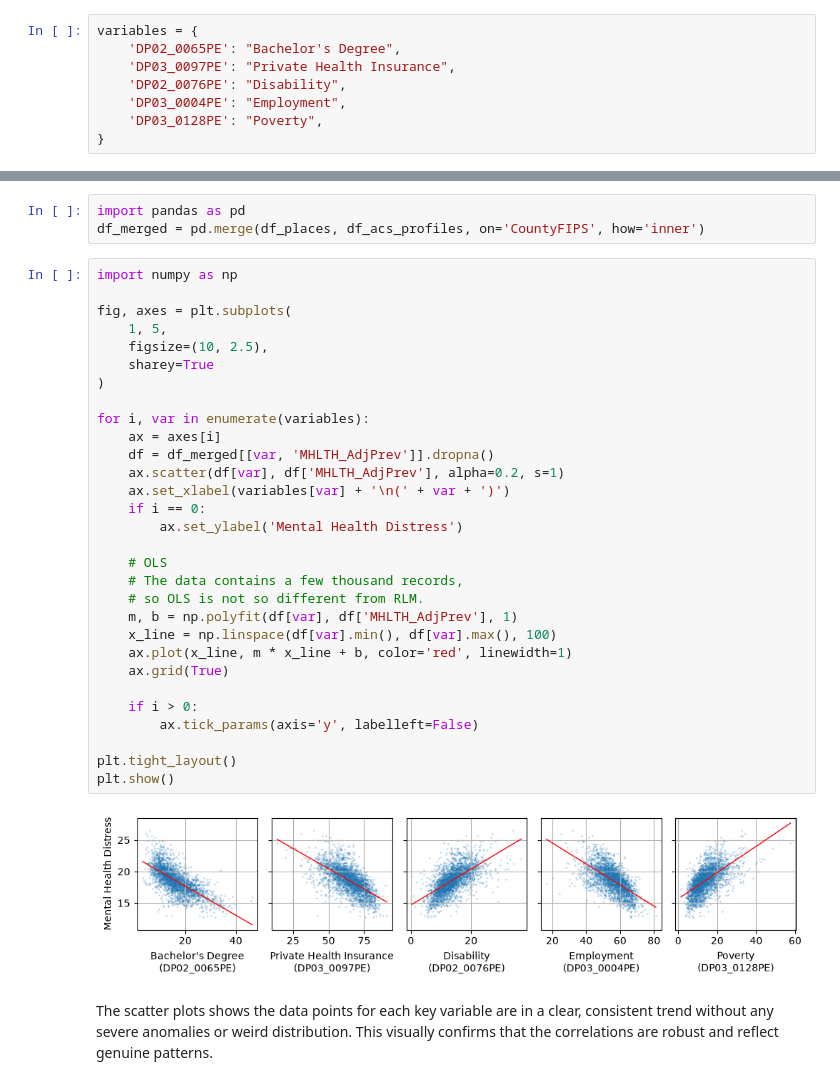
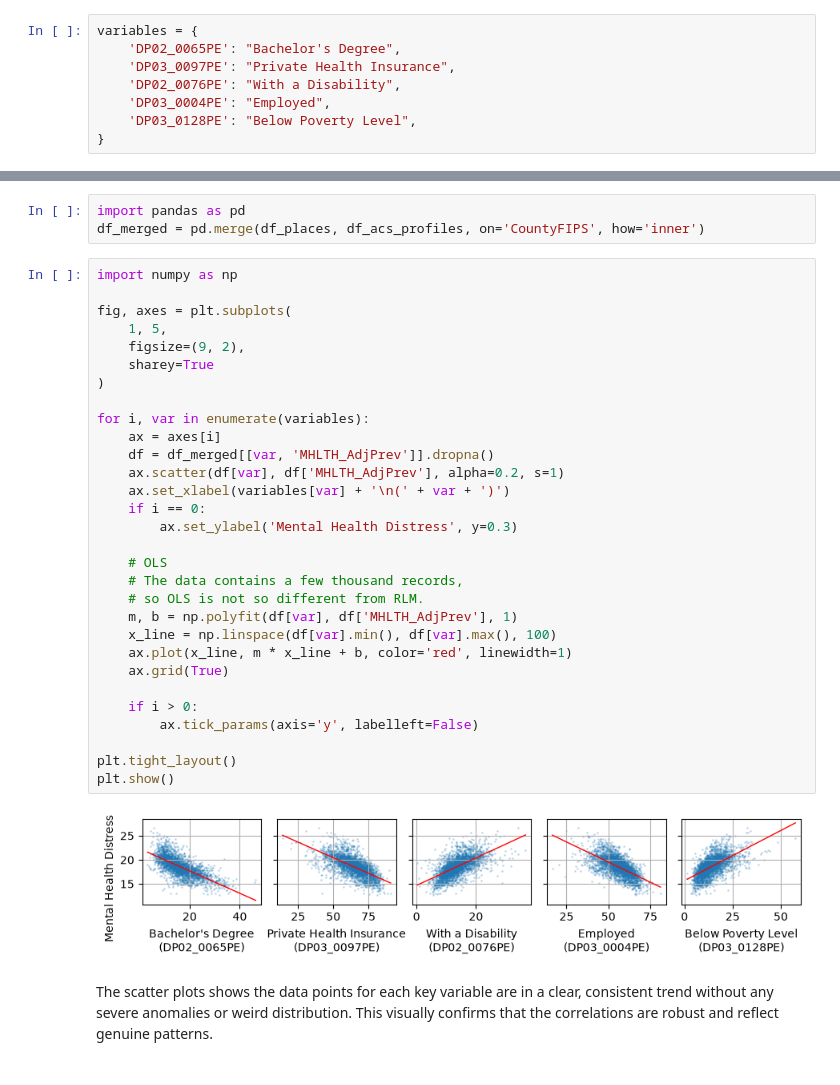
Before and after one commit to KenjiOhtsuka/UoM_SIADS593_submission, a Jupyter notebook: src/03_key_independent_variables.ipynb, the cells around one changed output, grey strips where cells are left out. Drawn from its saved outputs; the diff is of its cells as text.

```diff
--- a/src/03_key_independent_variables.ipynb
+++ b/src/03_key_independent_variables.ipynb
@@ -26,9 +26,9 @@ Before analyzing the data, we map the raw American Community Survey (ACS) profil
 variables = {
     'DP02_0065PE': "Bachelor's Degree",
     'DP03_0097PE': "Private Health Insurance",
-    'DP02_0076PE': "Disability",
-    'DP03_0004PE': "Employment",
-    'DP03_0128PE': "Poverty",
+    'DP02_0076PE': "With a Disability",
+    'DP03_0004PE': "Employed",
+    'DP03_0128PE': "Below Poverty Level",
 }
 # %%
 df_places = df_places[['StateAbbr', 'StateDesc', 'CountyName', 'CountyFIPS', 'MHLTH_AdjPrev']]
@@ -101,35 +101,35 @@ df_merged = pd.merge(df_places, df_acs_profiles, on='CountyFIPS', how='inner')
 # %%
 import numpy as np
 
 fig, axes = plt.subplots(
     1, 5,
-    figsize=(10, 2.5),
+    figsize=(9, 2),
     sharey=True
 )
 
 for i, var in enumerate(variables):
     ax = axes[i]
     df = df_merged[[var, 'MHLTH_AdjPrev']].dropna()
     ax.scatter(df[var], df['MHLTH_AdjPrev'], alpha=0.2, s=1)
     ax.set_xlabel(variables[var] + '\n(' + var + ')')
     if i == 0:
-        ax.set_ylabel('Mental Health Distress')
+        ax.set_ylabel('Mental Health Distress', y=0.3)
 
     # OLS
     # The data contains a few thousand records,
     # so OLS is not so different from RLM.
     m, b = np.polyfit(df[var], df['MHLTH_AdjPrev'], 1)
     x_line = np.linspace(df[var].min(), df[var].max(), 100)
     ax.plot(x_line, m * x_line + b, color='red', linewidth=1)
     ax.grid(True)
 
     if i > 0:
         ax.tick_params(axis='y', labelleft=False)
 
 plt.tight_layout()
 plt.show()
 # %% [output]
-[figure, old version]
+[figure, new version]
 # %% [markdown]
 The scatter plots shows the data points for each key variable are in a clear, consistent trend
 without any severe anomalies or weird distribution.
```
Also changed, not shown: parts of 2 cells of this notebook, 2 other files.
